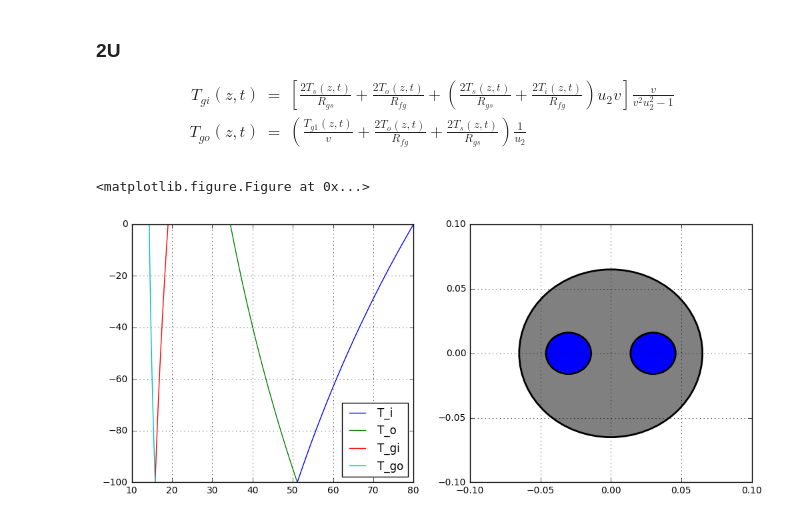
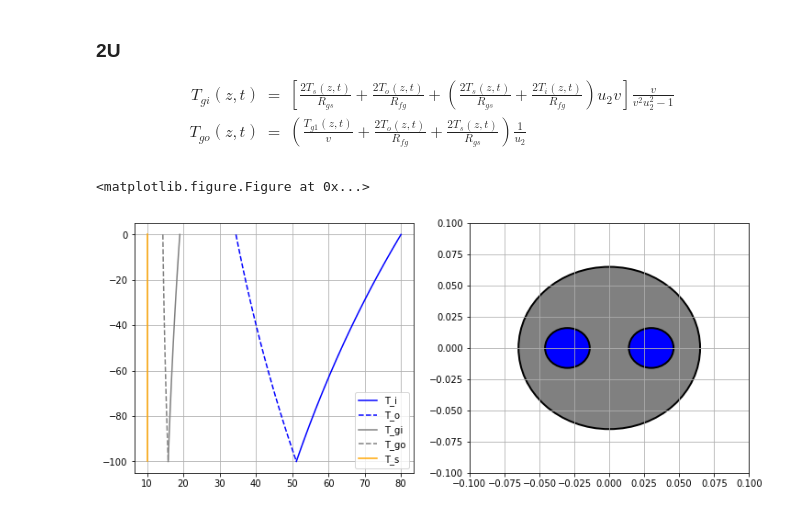
Before and after one commit to drjod/jupyter, a Jupyter notebook: eskilson_steady.ipynb, the cells around one changed output. Saved outputs shown, nothing was run; the diff lists cells and outputs as text; code cells hidden in the pictures.

Commit message:
match soil and BHE nodes

```diff
--- a/eskilson_steady.ipynb
+++ b/eskilson_steady.ipynb
@@ -41,7 +41,7 @@ Q = 2.53e-4 # flow rate (m3/s)
 
 N = 101 # number of nodes (-)
 
-T_s_profile = np.ones(N+2) * 10. # soil temperature
+T_s_profile = np.ones(N) * 10. # soil temperature
 
 T_i = 80. # inlet temperture (°C)
 
@@ -521,47 +523,51 @@ def calculate_temperatures(_f1, _f2, _f3, _N, _L, _Delta_L, _T_i, _T_s_profile,
 calculate_temperatures(f1, f2, f3, N, L, Delta_L, T_i, T_s_profile, R_fg, R_gs, R_gg1, R_gg2, v, u_1, \
                        beta_1, beta_12, gamma, delta)
 # %%
-def do_plot(_T_i_profile, _T_o_profile, _T_gi_profile, _T_go_profile, _D, _d_o, _w, setting):
+def do_plot(_T_i_profile, _T_o_profile, _T_gi_profile, _T_go_profile, _T_s_profile, _D, _d_o, _w, setting):
     plt.figure(1, figsize=(12, 5))
 
     #ax = plt.subplot(121)
     #fig, axes = plt.subplots(1, 2, figsize=(12,5))
     fig, (ax1, ax2) = plt.subplots(1, 2, figsize=(12,5))
 
-    ax1.plot(_T_i_profile, -depth, label='T_i')
-    ax1.plot(_T_o_profile, -depth, label='T_o')
+    ax1.plot(_T_i_profile, -depth, label='T_i', color='b')
+    ax1.plot(_T_o_profile, -depth, label='T_o', color='b', linestyle='--')
 
-    ax1.plot(_T_gi_profile, -depth, label='T_gi')
-    ax1.plot(_T_go_profile, -depth, label='T_go')
+    ax1.plot(_T_gi_profile, -depth, label='T_gi', color='grey')
+    ax1.plot(_T_go_profile, -depth, label='T_go', color='grey', linestyle='--')
+
+    ax1.plot(_T_s_profile, -depth, label='T_s', color='orange')
+
     ax1.grid(True)
     ax1.legend(loc='lower right')
 
     pipe_color = 'blue' if setting else 'red'
 
     #ax = plt.subplot(122)
     #plt.subplots_adjust(wspace=.5)
 
     ax2.set_xlim((-.1,.1))
     ax2.set_ylim((-.1,.1))
     ax2.grid(True)
 
     ax2.add_patch(patches.Circle((0, 0), _D/2,
                                  facecolor='grey', edgecolor='black', linewidth=2))
 
     ax2.add_patch(patches.Circle((_w/2, 0), _d_o/2,
                                  facecolor=pipe_color, edgecolor='black', linewidth=2))
     ax2.add_patch(patches.Circle((-_w/2, 0), _d_o/2,
                                  facecolor=pipe_color, edgecolor='black', linewidth=2))
     if type is '2U':
         ax2.add_patch(patches.Circle((0, _w/2), -_d_o/2,
                                  facecolor=pipe_color, edgecolor='black', linewidth=2))
         ax2.add_patch(patches.Circle((0, -_w/2), -_d_o/2,
                                  facecolor=pipe_color, edgecolor='black', linewidth=2))
 
-do_plot(T_i_profile, T_o_profile, T_gi_profile, T_go_profile, D, d_o, w, True)
+
+do_plot(T_i_profile, T_o_profile, T_gi_profile, T_go_profile, T_s_profile, D, d_o, w, True)
 # %% [output]
 <matplotlib.figure.Figure at 0x...>
-[figure, old version]
+[figure, new version]
 # %%
 def calculate(_D, _w, _d_o, _b, _Q, _lambda_g):
     _d_i = d_o - 2*_b
```
Also changed, not shown: parts of 9 cells of this notebook.
